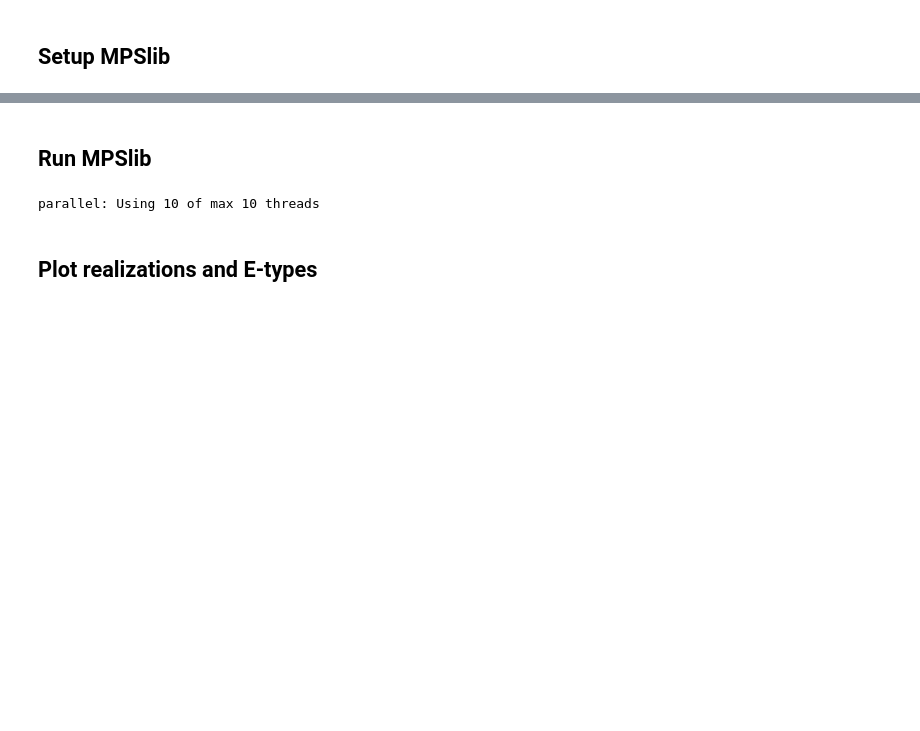
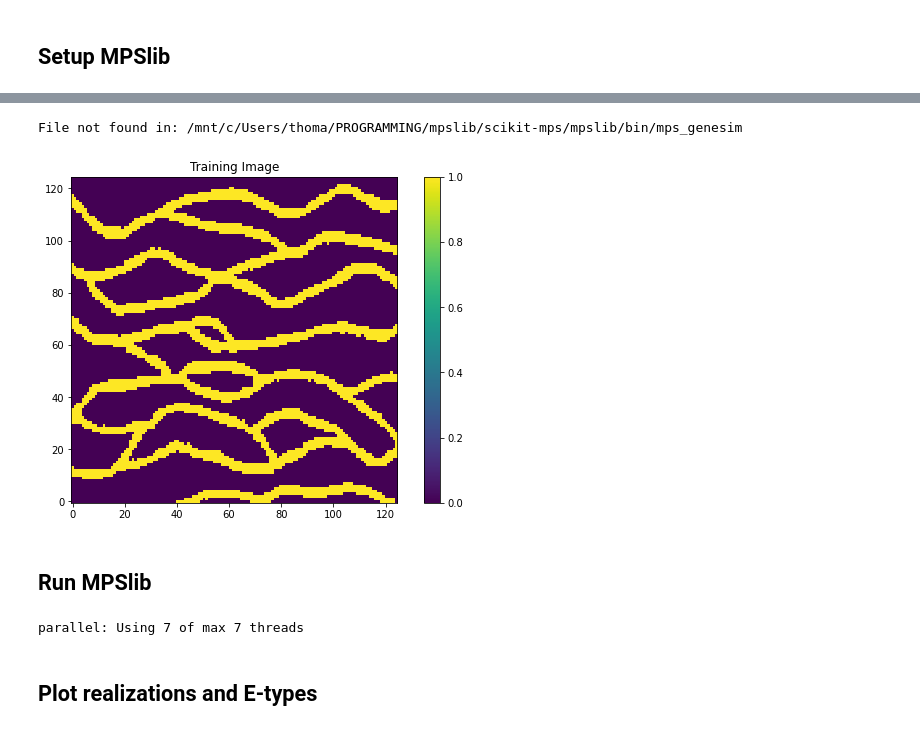
Before and after one commit to cultpenguin/sippi-all, a Jupyter notebook: scikit-mps/examples/mpslib_in_google_colab.ipynb, the cells around one changed output, grey strips where cells are left out. Drawn from its saved outputs; the diff is of its cells as text; code cells hidden in the pictures; blank space fills up the shorter version.

```diff
--- a/scikit-mps/examples/mpslib_in_google_colab.ipynb
+++ b/scikit-mps/examples/mpslib_in_google_colab.ipynb
@@ -51,14 +51,13 @@ pv.global_theme.jupyter_backend = 'panel'  # use this in jupyter lab
 # %% [markdown]
 ## Setup MPSlib
 # %%
-O = mps.mpslib(method='mps_snesim_tree',verbose_level=0, debug_level=-1)
-#O = mps.mpslib(method='mps_genesim')
+#O = mps.mpslib(method='mps_snesim_tree',simulation_grid_size=np.array([40,20,1]), verbose_level=0, debug_level=-1)
+O = mps.mpslib(method='mps_genesim',simulation_grid_size=np.array([40,20,1]), verbose_level=0, debug_level=-1)
 O.parameter_filename = 'mps.txt'
 O.par['n_real']=50
 O.par['n_cond']=25
 O.par['template_size']=np.array([[10,5],[10,5],[1,1]])
-O.par['origin']=np.array([0,0,0])
-O.par['simulation_grid_size']=np.array([40,20,1])
+
 
 # hard data
 O.d_hard = np.array([[ 10, 5, 0, 1],
@@ -68,11 +67,8 @@ O.d_hard = np.array([[ 10, 5, 0, 1],
 O.d_soft = np.array([[ 10, 15, 0, 0.9, 0.1],
                        [ 30, 5, 0, 0.9, 0.1]])
 
-# TI
+# Training Image
 TI, TI_filename = mps.trainingimages.strebelle(di=2, coarse3d=1)
 O.ti = TI
-O.plot_ti()
-
-# plot simulation grid
-O.plot_simulation_grid()
+mps.plot.plot(O.ti[:,:,1], title='Training Image')
 # %% [output]
@@ -83,3 +75,5 @@ O.plot_simulation_grid()
+File not found in: /mnt/c/Users/thoma/PROGRAMMING/mpslib/scikit-mps/mpslib/bin/mps_genesim
+[figure, added]
 # %% [markdown]
 ## Run MPSlib
 # %%
@@ -88,7 +82,7 @@ O.plot_simulation_grid()
 # Parallel
 O.run_parallel();
 # %% [output]
-parallel: Using 10 of max 10 threads
+parallel: Using 7 of max 7 threads
 # %% [markdown]
 ## Plot realizations and E-types
 # %%
```
Also changed, not shown: parts of 7 cells of this notebook.
